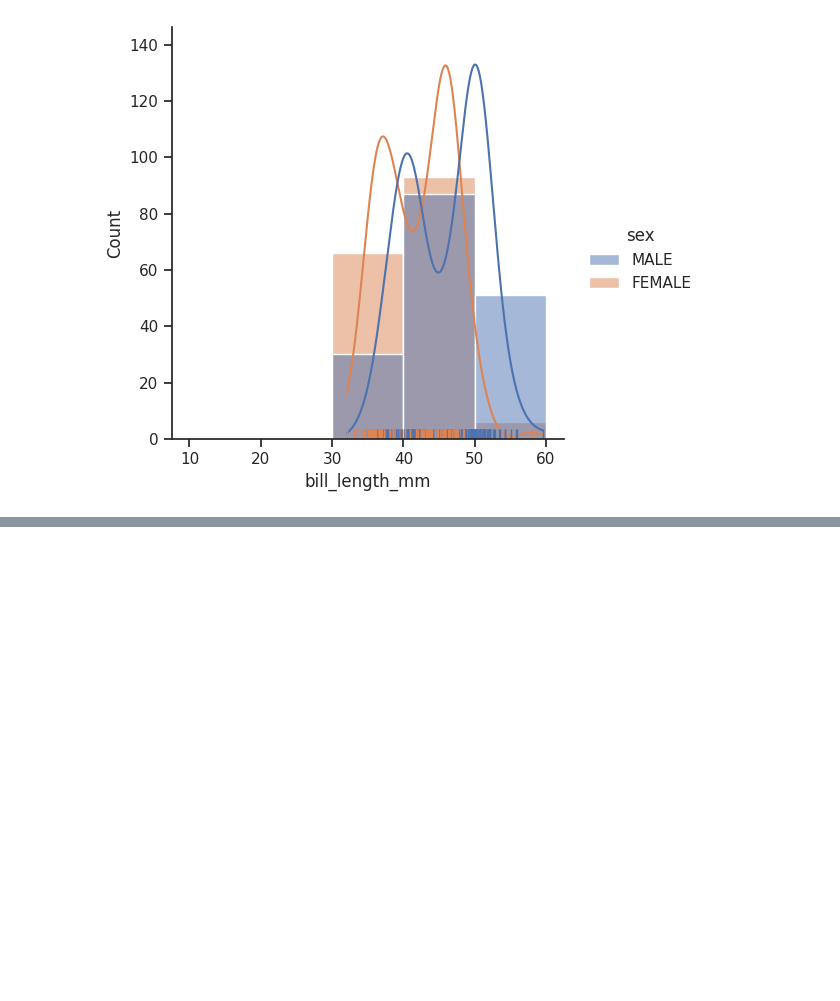
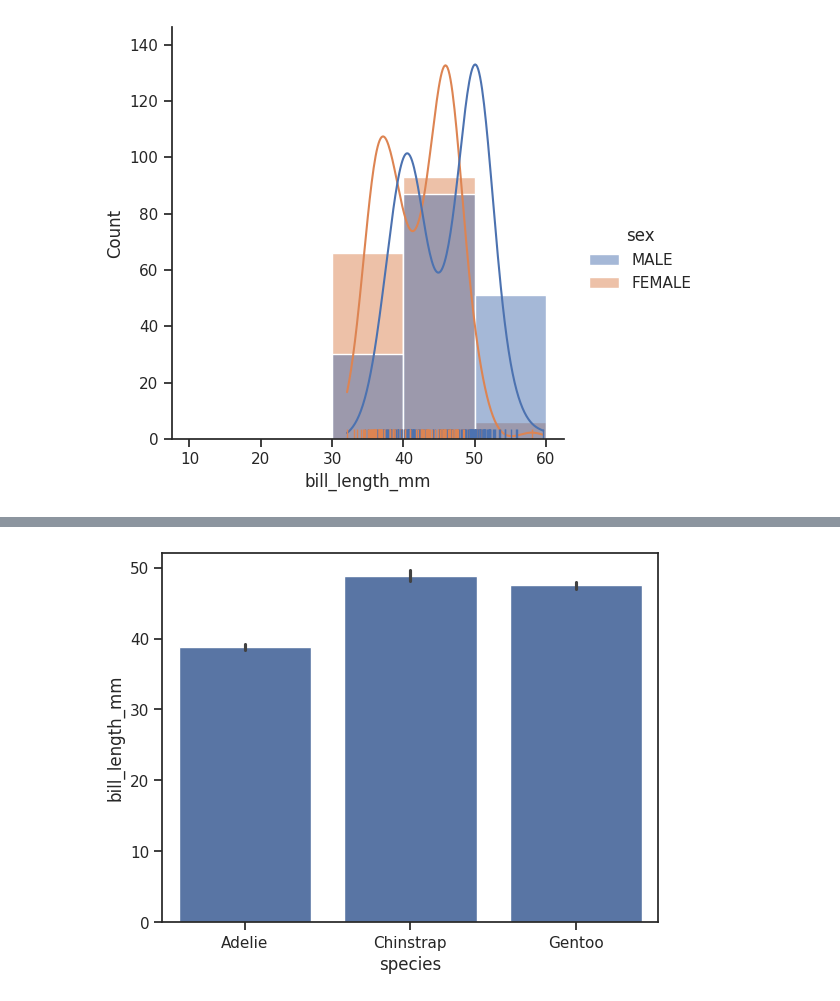
Before and after one commit to manavtyagiji10/AI-in-Data-Science, a Jupyter notebook: charts3.ipynb, the cells around one changed output, grey strips where cells are left out. Cells and saved outputs as stored; diff of their text form; code cells hidden in the pictures; blank space fills up the shorter version.

```diff
--- a/charts3.ipynb
+++ b/charts3.ipynb
@@ -97,0 +103,5 @@ plt.show()
+# %%
+sns.barplot(x="species",y="bill_length_mm",data=df)
+plt.show()
+# %% [output]
+[figure, added]
```
Also changed, not shown: parts of 10 cells of this notebook.
